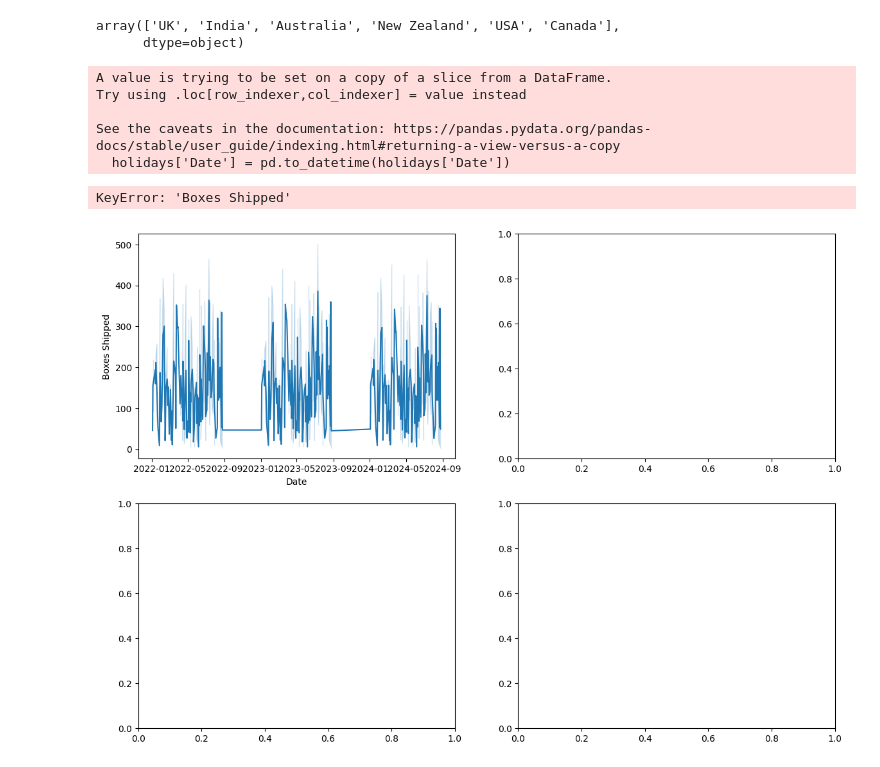
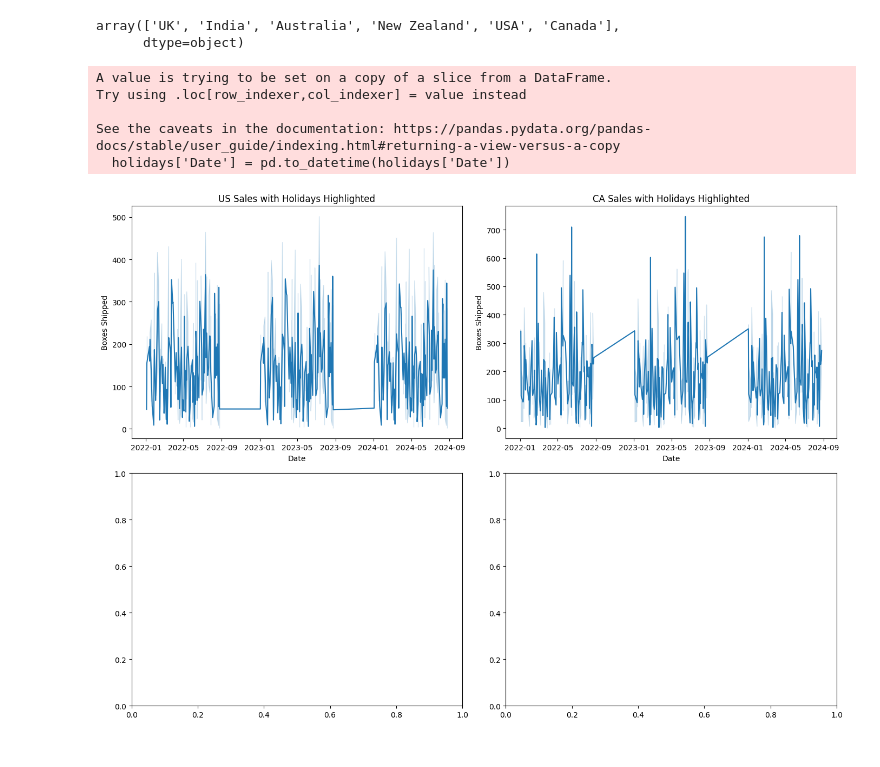
Before and after one commit to Lina060992/Chocolate, a Jupyter notebook: questions_hypothesis.ipynb, the cells around one changed output. Drawn from its saved outputs; the diff is of its cells as text; code cells hidden in the pictures.

```diff
--- a/questions_hypothesis.ipynb
+++ b/questions_hypothesis.ipynb
@@ -534,6 +534,8 @@ array(['UK', 'India', 'Australia', 'New Zealand', 'USA', 'Canada'],
 # Date format
 holidays['Date'] = pd.to_datetime(holidays['Date'])
 sales['Date'] = pd.to_datetime(sales['Date'])
+
+us_holidays = holidays[holidays['Country'] == 'US']
 
 fig, axes = plt.subplots(2, 2, figsize=(14, 10))
 
@@ -541,7 +543,10 @@ fig, axes = plt.subplots(2, 2, figsize=(14, 10))
 # US
 # =========================
 ax = axes[0, 0]
-us_sales = sales[sales['Country'] == 'USA']
+
+us_sales = sales[sales['Country'] == 'USA'].copy()
+us_sales['Date'] = pd.to_datetime(us_sales['Date'])
+
 sns.lineplot(
     data=us_sales,
     x='Date',
@@ -549,17 +554,26 @@ sns.lineplot(
     ax=ax
 )
 
-# Resaltar festivos
-holiday_data = holidays[holidays['Date'].isin(holidays)]
+# Filter country holidays
+us_holidays = holidays[holidays['Country'] == 'US'].copy()
+us_holidays['Date'] = pd.to_datetime(us_holidays['Date'])
 
+# Only dates
+us_holiday_dates = us_holidays['Date']
+
+# Only holidays sales
+us_holiday_data = us_sales[us_sales['Date'].isin(us_holiday_dates)]
+
+# Highlight holidays data
 ax.scatter(
-    holiday_data['Date'],
-    holiday_data['Boxes Shipped'],
-    marker='o',
-    s=80
+    us_holiday_data['Date'],
+    us_holiday_data['Boxes Shipped'],
+    s=100,
+    zorder=3
 )
 
 ax.set_title('US Sales with Holidays Highlighted')
+
 
 
 
@@ -576,36 +590,35 @@ sns.lineplot(
 )
 
 # Resaltar festivos
-holiday_data = holidays[holidays['Date'].isin(holidays)]
+holiday_data = sales[sales['Date'].isin(holidays)]
 
 ax.scatter(
     holiday_data['Date'],
     holiday_data['Boxes Shipped'],
     marker='o',
     s=80
 )
 
 ax.set_title('CA Sales with Holidays Highlighted')
 
 
 
 # =========================
 # Repetir para otros 2 países
 # =========================
 
 # country3
 # axes[1,0]
 
 # country4
 # axes[1,1]
 
 plt.tight_layout()
 plt.show()
 # %% [output]
 A value is trying to be set on a copy of a slice from a DataFrame.
 Try using .loc[row_indexer,col_indexer] = value instead
 
 See the caveats in the documentation: https://pandas.pydata.org/pandas-docs/stable/user_guide/indexing.html#returning-a-view-versus-a-copy
   holidays['Date'] = pd.to_datetime(holidays['Date'])
-KeyError: 'Boxes Shipped'
-[figure, old version]
+[figure, new version]
```
Also changed, not shown: parts of 2 cells of this notebook.
